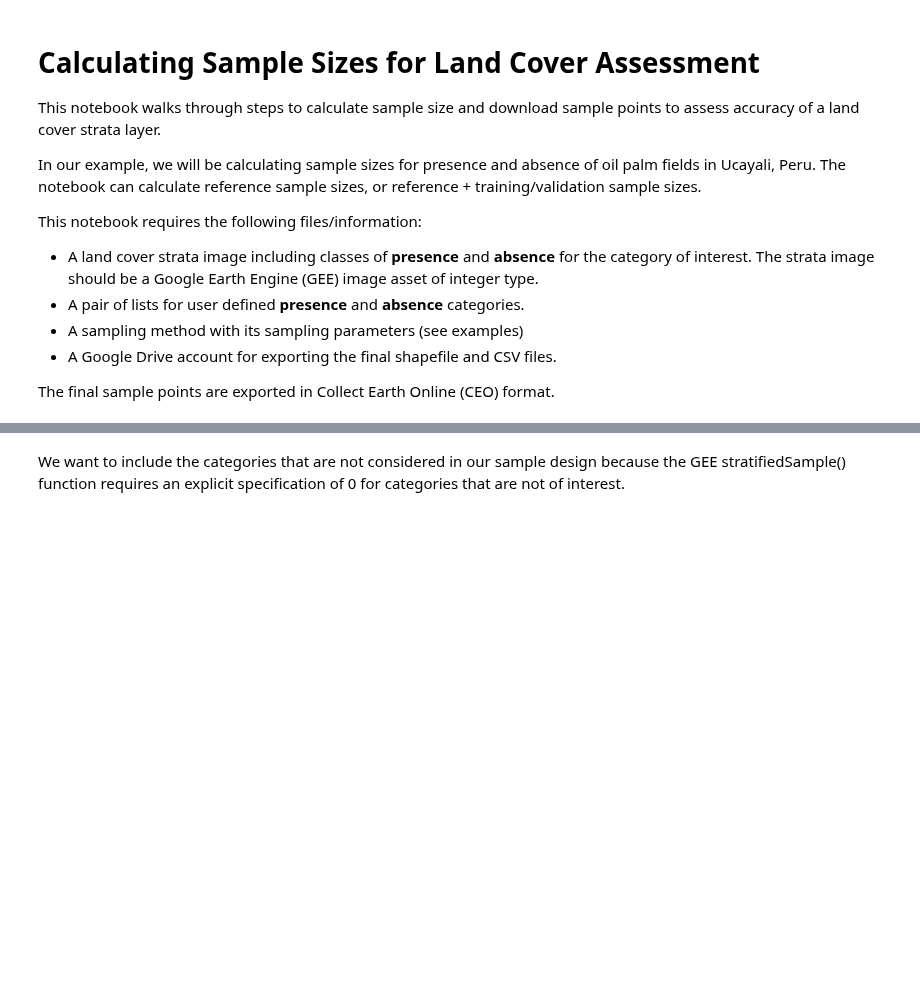
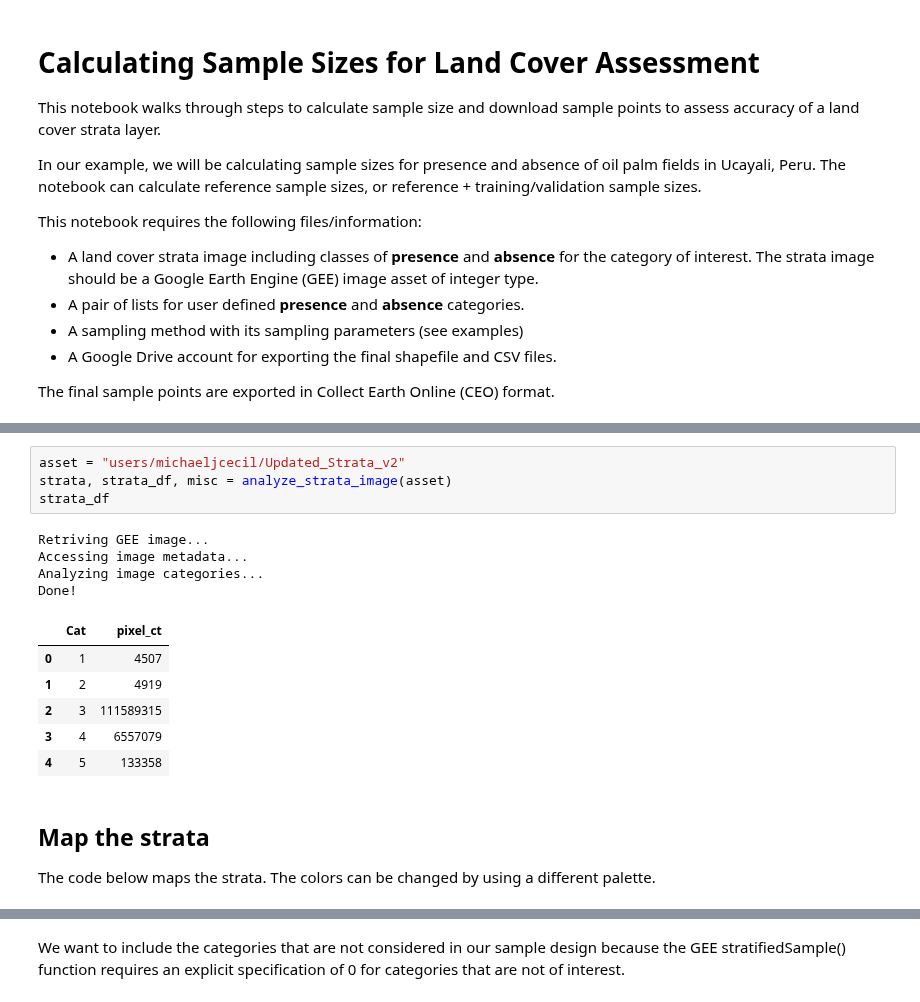
Before and after one commit to NaiaraSPinto/VegMapper, a Jupyter notebook: calval/create_sample.ipynb, the cells around one changed output, grey strips where cells are left out. Drawn from its saved outputs; the diff is of its cells as text; blank space fills up the shorter version.

```diff
--- a/calval/create_sample.ipynb
+++ b/calval/create_sample.ipynb
@@ -222,0 +81,19 @@ print(strata_df_mltcat)
+# %%
+asset = "users/michaeljcecil/Updated_Strata_v2"
+strata, strata_df, misc = analyze_strata_image(asset)
+strata_df
+# %% [output]
+Retriving GEE image...
+Accessing image metadata...
+Analyzing image categories...
+Done!
+|  | Cat | pixel_ct |
+| 0 | 1 | 4507 |
+| 1 | 2 | 4919 |
+| 2 | 3 | 111589315 |
+| 3 | 4 | 6557079 |
+| 4 | 5 | 133358 |
+# %% [markdown]
+## Map the strata
+
+The code below maps the strata. The colors can be changed by using a different palette.
```
Also changed, not shown: parts of 55 cells of this notebook.
